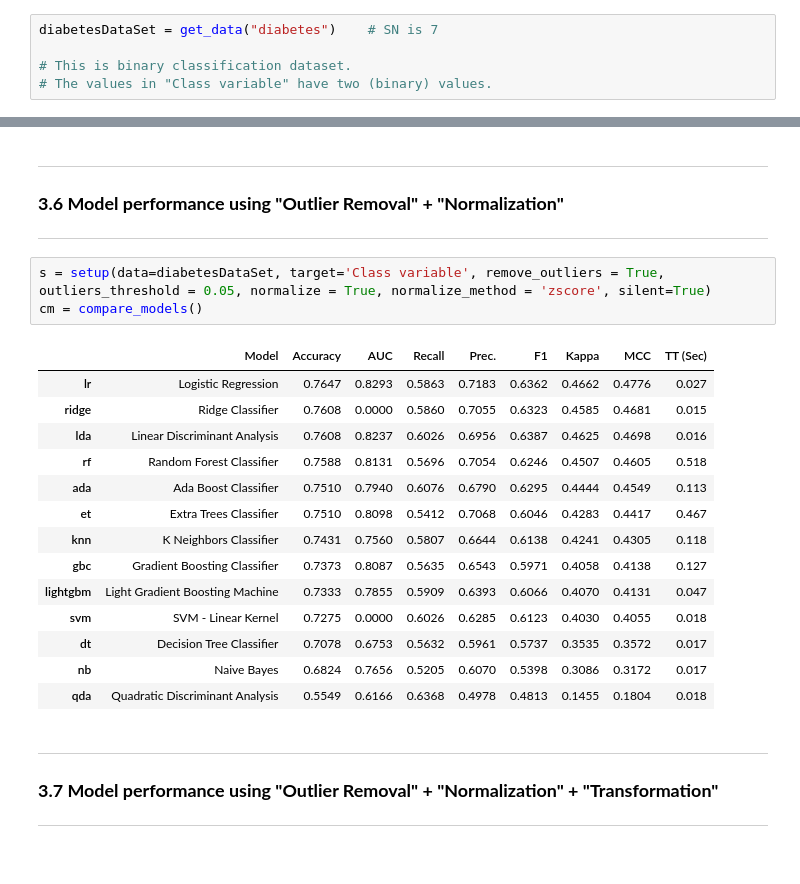
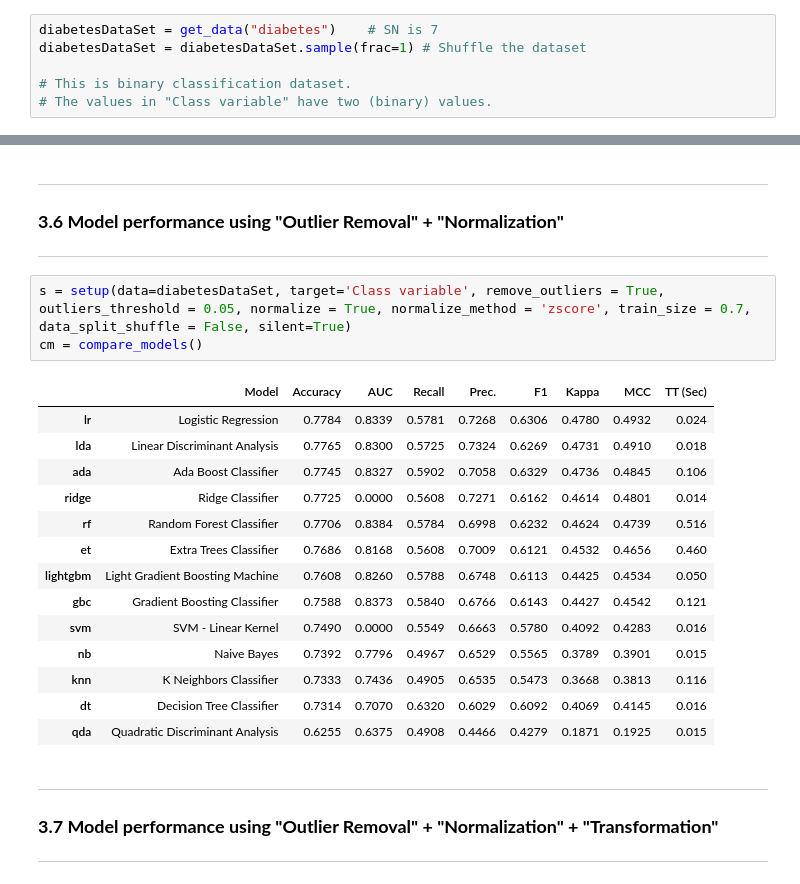
Before and after one commit to psrana/Machine-Learning-using-PyCaret, a Jupyter notebook: 02_PyCaret_for_Classification_with_Results.ipynb, the cells around one changed output, grey strips where cells are left out. Drawn from its saved outputs; the diff is of its cells as text.

```diff
--- a/02_PyCaret_for_Classification_with_Results.ipynb
+++ b/02_PyCaret_for_Classification_with_Results.ipynb
@@ -77,6 +77,7 @@ dataSets = get_data('index')
 ---
 # %%
 diabetesDataSet = get_data("diabetes")    # SN is 7
+diabetesDataSet = diabetesDataSet.sample(frac=1) # Shuffle the dataset
 
 # This is binary classification dataset.
 # The values in "Class variable" have two (binary) values.
@@ -353,23 +354,23 @@ cm = compare_models()
 ### **3.6 Model performance using "Outlier Removal" + "Normalization"**
 ---
 # %%
-s = setup(data=diabetesDataSet, target='Class variable', remove_outliers = True, outliers_threshold = 0.05, normalize = True, normalize_method = 'zscore', silent=True)
+s = setup(data=diabetesDataSet, target='Class variable', remove_outliers = True, outliers_threshold = 0.05, normalize = True, normalize_method = 'zscore', train_size = 0.7, data_split_shuffle = False, silent=True)
 cm = compare_models()
 # %% [output]
 |  | Model | Accuracy | AUC | Recall | Prec. | F1 | Kappa | MCC | TT (Sec) |
-| lr | Logistic Regression | 0.7647 | 0.8293 | 0.5863 | 0.7183 | 0.6362 | 0.4662 | 0.4776 | 0.027 |
-| ridge | Ridge Classifier | 0.7608 | 0.0000 | 0.5860 | 0.7055 | 0.6323 | 0.4585 | 0.4681 | 0.015 |
-| lda | Linear Discriminant Analysis | 0.7608 | 0.8237 | 0.6026 | 0.6956 | 0.6387 | 0.4625 | 0.4698 | 0.016 |
-| rf | Random Forest Classifier | 0.7588 | 0.8131 | 0.5696 | 0.7054 | 0.6246 | 0.4507 | 0.4605 | 0.518 |
-| ada | Ada Boost Classifier | 0.7510 | 0.7940 | 0.6076 | 0.6790 | 0.6295 | 0.4444 | 0.4549 | 0.113 |
-| et | Extra Trees Classifier | 0.7510 | 0.8098 | 0.5412 | 0.7068 | 0.6046 | 0.4283 | 0.4417 | 0.467 |
-| knn | K Neighbors Classifier | 0.7431 | 0.7560 | 0.5807 | 0.6644 | 0.6138 | 0.4241 | 0.4305 | 0.118 |
-| gbc | Gradient Boosting Classifier | 0.7373 | 0.8087 | 0.5635 | 0.6543 | 0.5971 | 0.4058 | 0.4138 | 0.127 |
-| lightgbm | Light Gradient Boosting Machine | 0.7333 | 0.7855 | 0.5909 | 0.6393 | 0.6066 | 0.4070 | 0.4131 | 0.047 |
-| svm | SVM - Linear Kernel | 0.7275 | 0.0000 | 0.6026 | 0.6285 | 0.6123 | 0.4030 | 0.4055 | 0.018 |
-| dt | Decision Tree Classifier | 0.7078 | 0.6753 | 0.5632 | 0.5961 | 0.5737 | 0.3535 | 0.3572 | 0.017 |
-| nb | Naive Bayes | 0.6824 | 0.7656 | 0.5205 | 0.6070 | 0.5398 | 0.3086 | 0.3172 | 0.017 |
-| qda | Quadratic Discriminant Analysis | 0.5549 | 0.6166 | 0.6368 | 0.4978 | 0.4813 | 0.1455 | 0.1804 | 0.018 |
+| lr | Logistic Regression | 0.7784 | 0.8339 | 0.5781 | 0.7268 | 0.6306 | 0.4780 | 0.4932 | 0.024 |
+| lda | Linear Discriminant Analysis | 0.7765 | 0.8300 | 0.5725 | 0.7324 | 0.6269 | 0.4731 | 0.4910 | 0.018 |
+| ada | Ada Boost Classifier | 0.7745 | 0.8327 | 0.5902 | 0.7058 | 0.6329 | 0.4736 | 0.4845 | 0.106 |
+| ridge | Ridge Classifier | 0.7725 | 0.0000 | 0.5608 | 0.7271 | 0.6162 | 0.4614 | 0.4801 | 0.014 |
+| rf | Random Forest Classifier | 0.7706 | 0.8384 | 0.5784 | 0.6998 | 0.6232 | 0.4624 | 0.4739 | 0.516 |
+| et | Extra Trees Classifier | 0.7686 | 0.8168 | 0.5608 | 0.7009 | 0.6121 | 0.4532 | 0.4656 | 0.460 |
+| lightgbm | Light Gradient Boosting Machine | 0.7608 | 0.8260 | 0.5788 | 0.6748 | 0.6113 | 0.4425 | 0.4534 | 0.050 |
+| gbc | Gradient Boosting Classifier | 0.7588 | 0.8373 | 0.5840 | 0.6766 | 0.6143 | 0.4427 | 0.4542 | 0.121 |
+| svm | SVM - Linear Kernel | 0.7490 | 0.0000 | 0.5549 | 0.6663 | 0.5780 | 0.4092 | 0.4283 | 0.016 |
+| nb | Naive Bayes | 0.7392 | 0.7796 | 0.4967 | 0.6529 | 0.5565 | 0.3789 | 0.3901 | 0.015 |
+| knn | K Neighbors Classifier | 0.7333 | 0.7436 | 0.4905 | 0.6535 | 0.5473 | 0.3668 | 0.3813 | 0.116 |
+| dt | Decision Tree Classifier | 0.7314 | 0.7070 | 0.6320 | 0.6029 | 0.6092 | 0.4069 | 0.4145 | 0.016 |
+| qda | Quadratic Discriminant Analysis | 0.6255 | 0.6375 | 0.4908 | 0.4466 | 0.4279 | 0.1871 | 0.1925 | 0.015 |
 # %% [markdown]
 ---
 ### **3.7 Model performance using "Outlier Removal" +  "Normalization" + "Transformation"**
```
Also changed, not shown: parts of 25 cells of this notebook.
